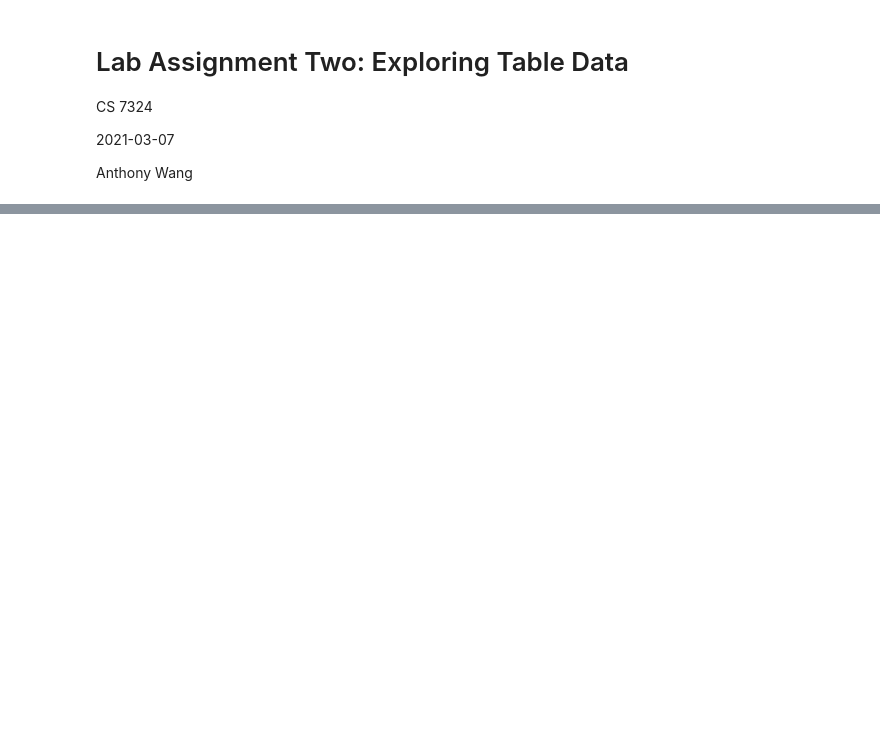
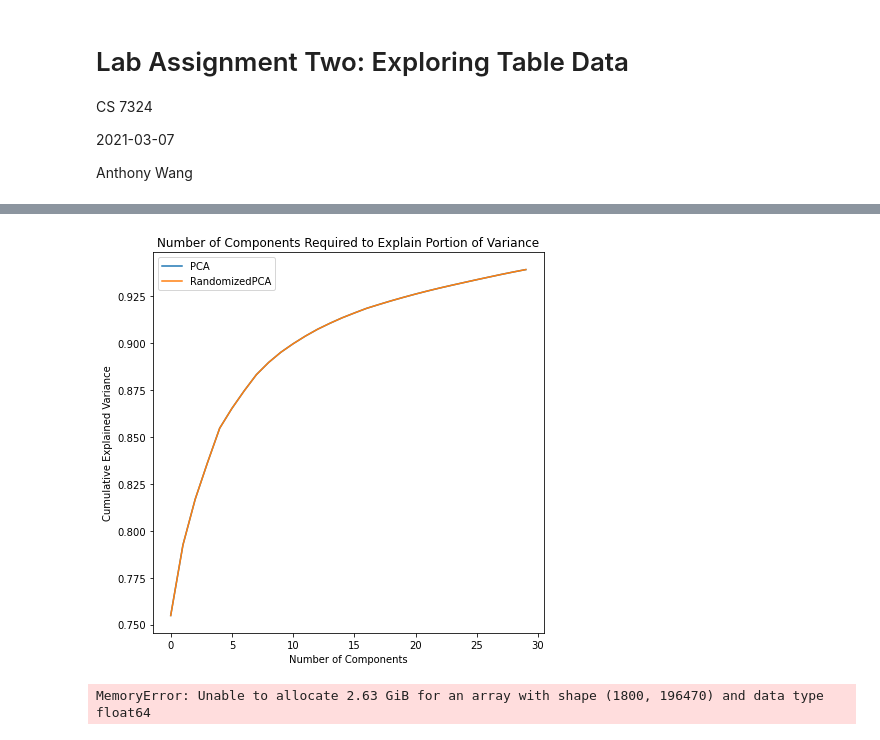
Before and after one commit to Djaenk/Artificial-Intelligence-Python, a Jupyter notebook: Exploring Image Data.ipynb, the cells around one changed output, grey strips where cells are left out. Cells and saved outputs as stored; diff of their text form; code cells hidden in the pictures; blank space fills up the shorter version.

```diff
--- a/Exploring Image Data.ipynb
+++ b/Exploring Image Data.ipynb
@@ -14,0 +176,27 @@ Anthony Wang
+# %%
+plot_variance(PCA = pca, RandomizedPCA = rpca)
+# %% [output]
+[figure, added]
+# %%
+# https://www.kaggle.com/ericlikedata/reconstruct-error-of-pca
+from numpy import linalg as LA
+
+max_comp=30
+start=10
+error_record=[]
+for i in range(start, max_comp, 2):
+    pca1 = PCA(n_components=i)
+    pca2_results = pca1.fit_transform(data)
+    pca2_proj_back=pca1.inverse_transform(pca2_results)
+    total_loss=LA.norm((data - pca2_proj_back),None)
+    error_record.append(total_loss)
+
+pyplot.clf()
+pyplot.figure(figsize=(8,8))
+pyplot.title("Reconstruction Error of PCA and Randomized PCA")
+pyplot.plot(error_record)
+pyplot.xticks(range(len(error_record)), range(start, max_comp, 2), rotation='vertical')
+pyplot.xlim([-1, len(error_record)])
+pyplot.show()
+# %% [output]
+MemoryError: Unable to allocate 2.63 GiB for an array with shape (1800, 196470) and data type float64
```
Also changed, not shown: parts of 7 cells of this notebook.
